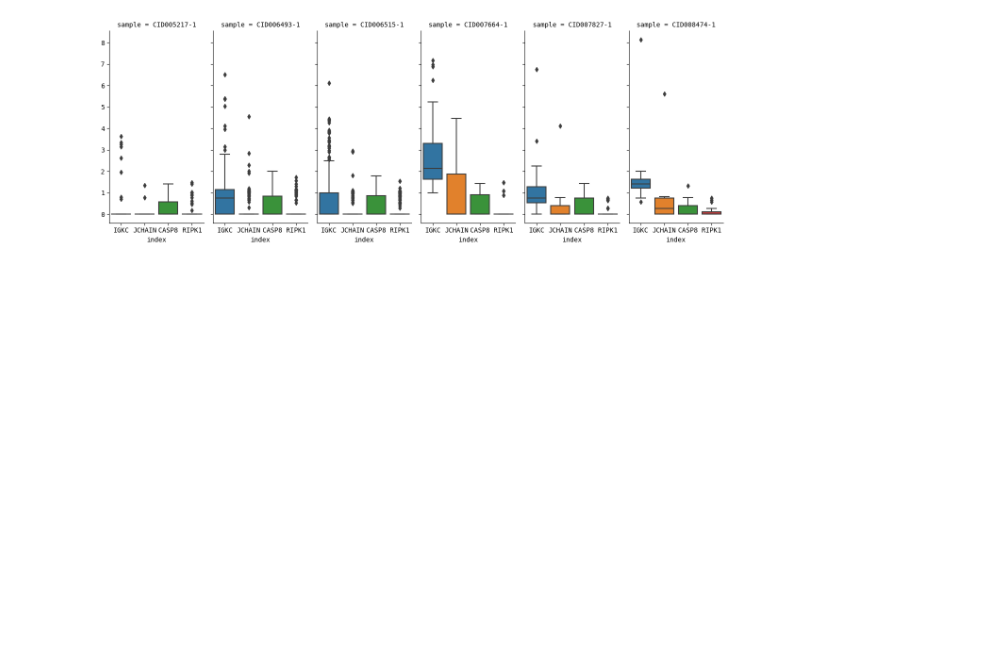
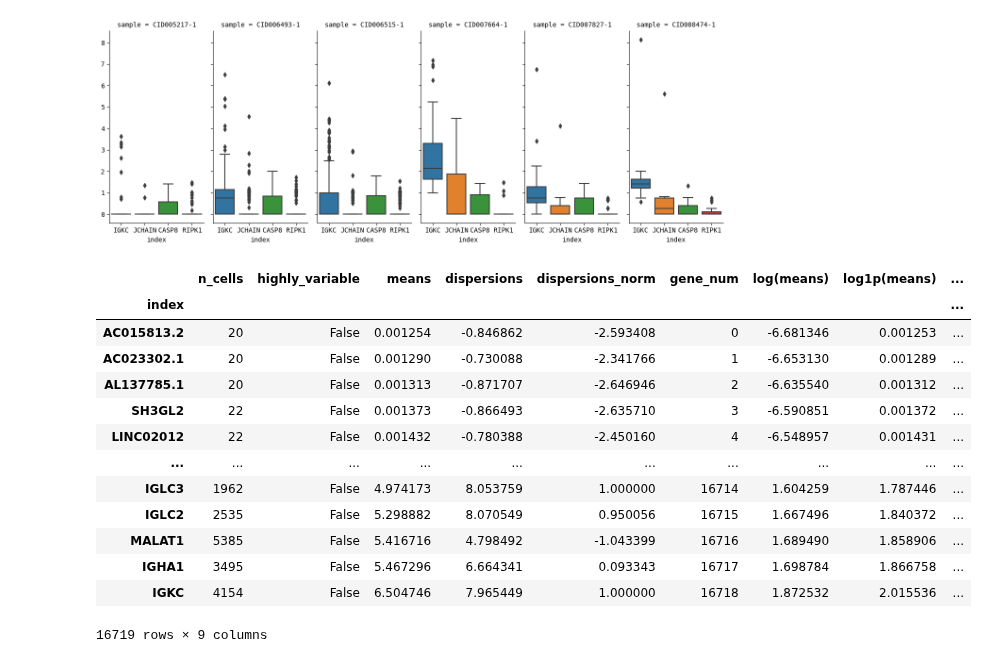
Before and after one commit to chickaroo/genereporter, a Jupyter notebook: src/annotations.ipynb, the cells around one changed output. Saved outputs shown, nothing was run; the diff lists cells and outputs as text; code cells hidden in the pictures; blank space fills up the shorter version.

```diff
--- a/src/annotations.ipynb
+++ b/src/annotations.ipynb
@@ -546,3 +546,20 @@ sns.catplot(data=df_cell, col='sample', kind='box', height=5, aspect=0.45)
 # %% [output]
 <seaborn.axisgrid.FacetGrid at 0x...>
 [figure]
+# %%
+df
+# %% [output]
+|  | n_cells | highly_variable | means | dispersions | dispersions_norm | gene_num | log(means) | log1p(means) | ... |
+| index |  |  |  |  |  |  |  |  | ... |
+| AC015813.2 | 20 | False | 0.001254 | -0.846862 | -2.593408 | 0 | -6.681346 | 0.001253 | ... |
+| AC023302.1 | 20 | False | 0.001290 | -0.730088 | -2.341766 | 1 | -6.653130 | 0.001289 | ... |
+| AL137785.1 | 20 | False | 0.001313 | -0.871707 | -2.646946 | 2 | -6.635540 | 0.001312 | ... |
+| SH3GL2 | 22 | False | 0.001373 | -0.866493 | -2.635710 | 3 | -6.590851 | 0.001372 | ... |
+| LINC02012 | 22 | False | 0.001432 | -0.780388 | -2.450160 | 4 | -6.548957 | 0.001431 | ... |
+| ... | ... | ... | ... | ... | ... | ... | ... | ... | ... |
+| IGLC3 | 1962 | False | 4.974173 | 8.053759 | 1.000000 | 16714 | 1.604259 | 1.787446 | ... |
+| IGLC2 | 2535 | False | 5.298882 | 8.070549 | 0.950056 | 16715 | 1.667496 | 1.840372 | ... |
+| MALAT1 | 5385 | False | 5.416716 | 4.798492 | -1.043399 | 16716 | 1.689490 | 1.858906 | ... |
+| IGHA1 | 3495 | False | 5.467296 | 6.664341 | 0.093343 | 16717 | 1.698784 | 1.866758 | ... |
+| IGKC | 4154 | False | 6.504746 | 7.965449 | 1.000000 | 16718 | 1.872532 | 2.015536 | ... |
+16719 rows × 9 columns
```
Also changed, not shown: 1 other file.
